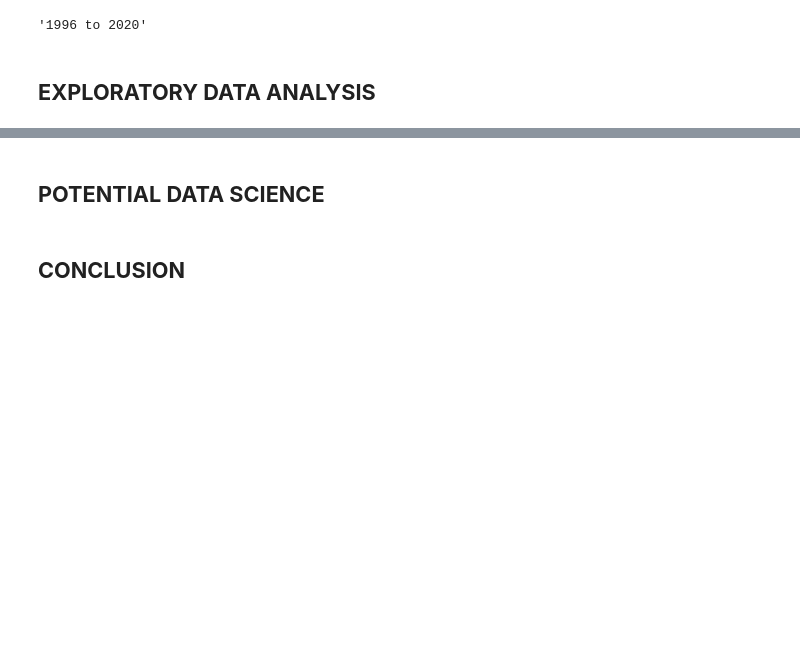
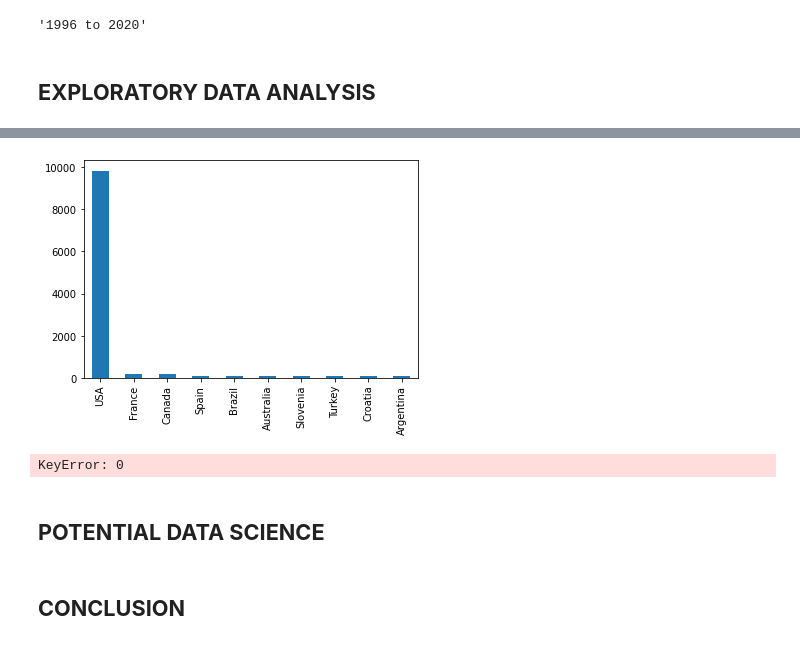
Before and after one commit to preet-panchal/NBA-MVP-Predictor, a Jupyter notebook: final-project-group16.ipynb, the cells around one changed output, grey strips where cells are left out. Drawn from its saved outputs; the diff is of its cells as text; code cells hidden in the pictures; blank space fills up the shorter version.

```diff
--- a/final-project-group16.ipynb
+++ b/final-project-group16.ipynb
@@ -183,3 +219,12 @@ Here is the dataset's range of years, in other words, the season range (oldest a
 # %%
 # 4) Find the top 5 countries NBA players are from.
 #     * To see what percentage of players from each unique country
+countries_dict = defaultdict(int)
+for country in df['country']:
+    countries_dict[country] += 1
+#df['college'].value_counts(sort=False).plot.bar();
+countries_dict = dict(sorted(countries_dict.items(), key=lambda item: item[1], reverse=True))
+countries = pd.Series(countries_dict)
+countries[:10].plot.bar();
+# %% [output]
+[figure, added]
@@ -188,3 +231,20 @@ Here is the dataset's range of years, in other words, the season range (oldest a
+# %%
+# 5) All-Star player from each unique country? (All-Star player defined as pts: 25+, reb: 7+, ast: 7+).
+player_name = df['player_name'].unique()
+players_dict = defaultdict(dict)
+for player in player_name:
+    player_stats = df[df['player_name'] == player]
+    for stat in player_stats:
+        players_dict[player]["pts"] += stat["pts"]
+        players_dict[player]["reb"] += stat["reb"]
+        players_dict[player]["ast"] += stat["ast"]
+players_dict
+    #players_dict = defaultdict(int)
+    #players_dict[player]["pts"] += df[player]["pts"]
+    #players_dict[player]["reb"] += 1
+    #players_dict[player]["ast"] += 1
+# %% [output]
+KeyError: 0
 # %%
 # 6) Compare first-round, number-one player picks from each draft year.
 #     * To find out whether there were any NBA busts from the draft.
```
Also changed, not shown: parts of 7 cells of this notebook.
